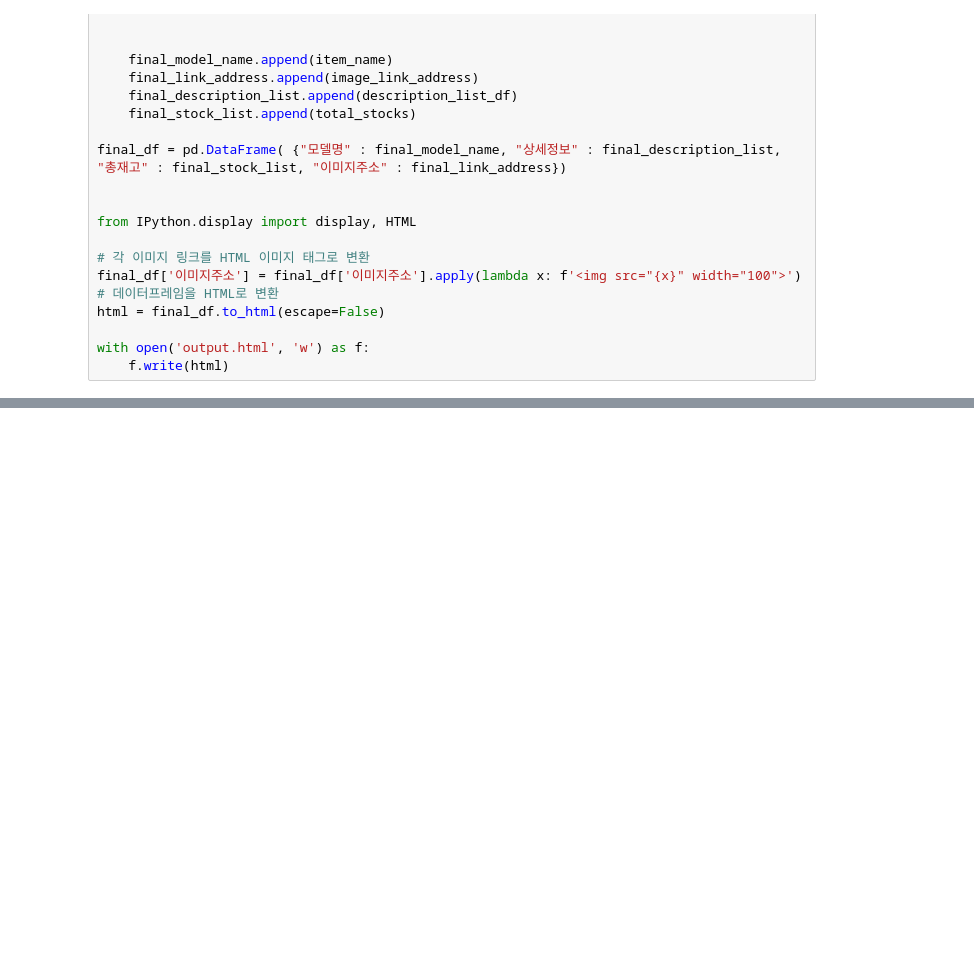
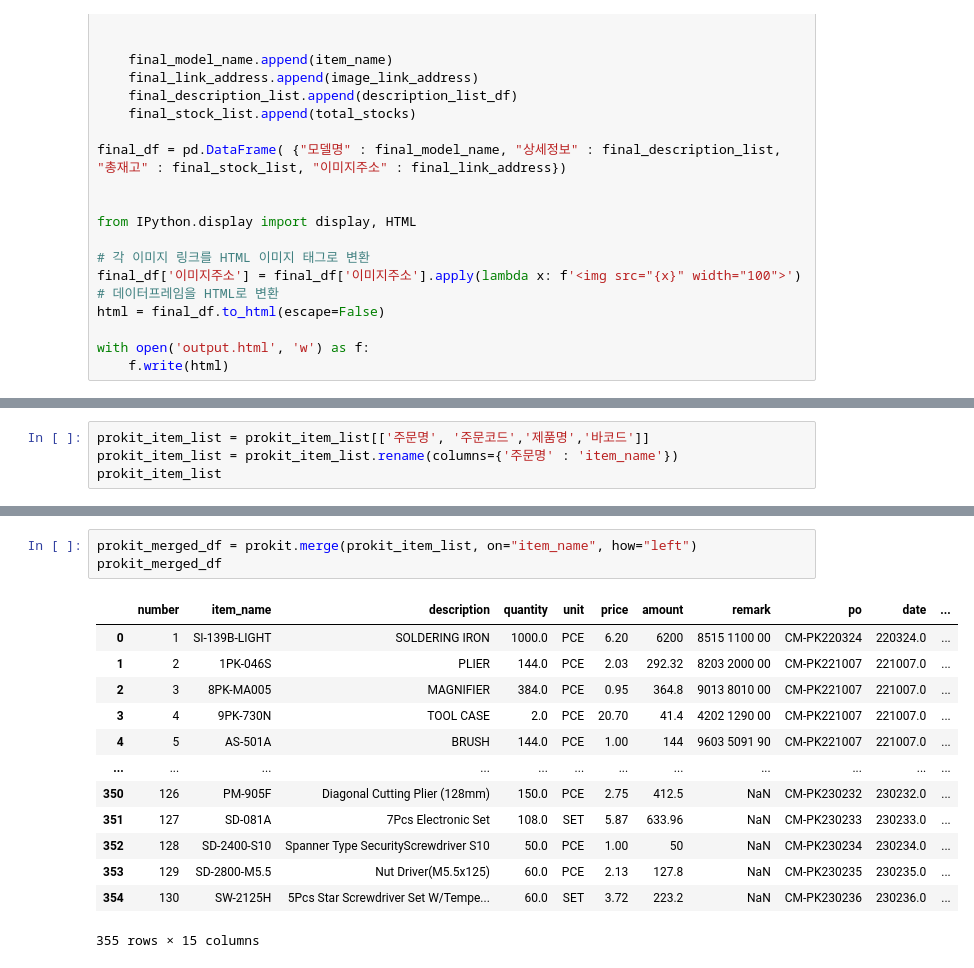
Before and after one commit to gidumg/prokit_management, a Jupyter notebook: prokit management.ipynb, the cells around one changed output, grey strips where cells are left out. Drawn from its saved outputs; the diff is of its cells as text; blank space fills up the shorter version.

```diff
--- a/prokit management.ipynb
+++ b/prokit management.ipynb
@@ -158,0 +249,4 @@ with open('output.html', 'w') as f:
+# %%
+prokit_item_list = prokit_item_list[['주문명', '주문코드','제품명','바코드']]
+prokit_item_list = prokit_item_list.rename(columns={'주문명' : 'item_name'})
+prokit_item_list
@@ -158,0 +267,17 @@ with open('output.html', 'w') as f:
+# %%
+prokit_merged_df = prokit.merge(prokit_item_list, on="item_name", how="left")
+prokit_merged_df
+# %% [output]
+|  | number | item_name | description | quantity | unit | price | amount | remark | po | date | ... |
+| 0 | 1 | SI-139B-LIGHT | SOLDERING IRON | 1000.0 | PCE | 6.20 | 6200 | 8515 1100 00 | CM-PK220324 | 220324.0 | ... |
+| 1 | 2 | 1PK-046S | PLIER | 144.0 | PCE | 2.03 | 292.32 | 8203 2000 00 | CM-PK221007 | 221007.0 | ... |
+| 2 | 3 | 8PK-MA005 | MAGNIFIER | 384.0 | PCE | 0.95 | 364.8 | 9013 8010 00 | CM-PK221007 | 221007.0 | ... |
+| 3 | 4 | 9PK-730N | TOOL CASE | 2.0 | PCE | 20.70 | 41.4 | 4202 1290 00 | CM-PK221007 | 221007.0 | ... |
+| 4 | 5 | AS-501A | BRUSH | 144.0 | PCE | 1.00 | 144 | 9603 5091 90 | CM-PK221007 | 221007.0 | ... |
+| ... | ... | ... | ... | ... | ... | ... | ... | ... | ... | ... | ... |
+| 350 | 126 | PM-905F | Diagonal Cutting Plier (128mm) | 150.0 | PCE | 2.75 | 412.5 | NaN | CM-PK230232 | 230232.0 | ... |
+| 351 | 127 | SD-081A | 7Pcs Electronic Set | 108.0 | SET | 5.87 | 633.96 | NaN | CM-PK230233 | 230233.0 | ... |
+| 352 | 128 | SD-2400-S10 | Spanner Type SecurityScrewdriver S10 | 50.0 | PCE | 1.00 | 50 | NaN | CM-PK230234 | 230234.0 | ... |
+| 353 | 129 | SD-2800-M5.5 | Nut Driver(M5.5x125) | 60.0 | PCE | 2.13 | 127.8 | NaN | CM-PK230235 | 230235.0 | ... |
+| 354 | 130 | SW-2125H | 5Pcs Star Screwdriver Set W/Tempe... | 60.0 | SET | 3.72 | 223.2 | NaN | CM-PK230236 | 230236.0 | ... |
+355 rows × 15 columns
```
Also changed, not shown: parts of 7 cells of this notebook, 1 other file.
